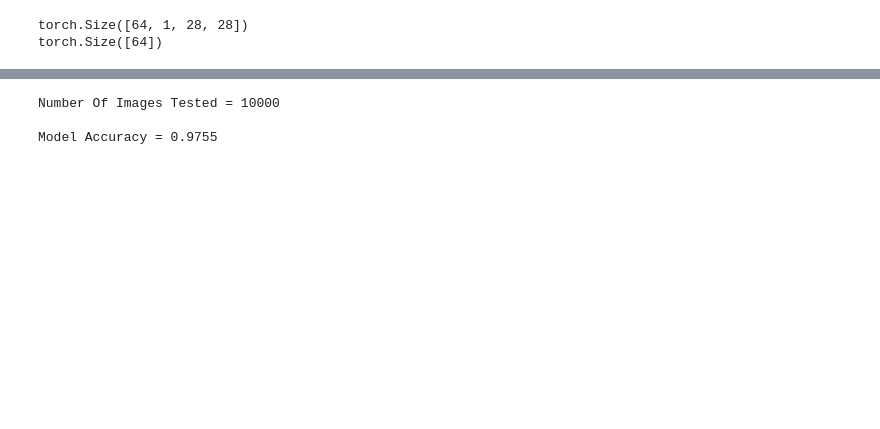
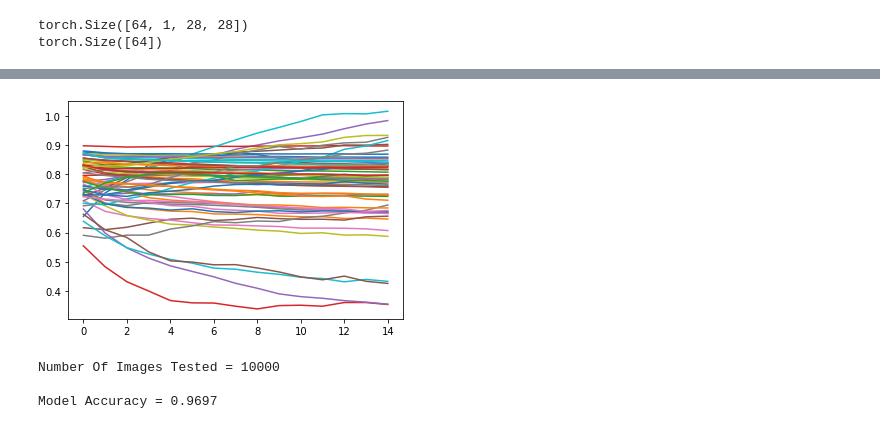
Before and after one commit to BrianWhiteaker/exESN, a Jupyter notebook: leaky_test.ipynb, the cells around one changed output, grey strips where cells are left out. Cells and saved outputs as stored; diff of their text form; code cells hidden in the pictures; blank space fills up the shorter version.

```diff
--- a/leaky_test.ipynb
+++ b/leaky_test.ipynb
@@ -117,10 +143,16 @@ RuntimeError: The size of tensor a (128) must match the size of tensor b (64) at
+# %%
+a1 = np.array(a1_list)
+plt.plot(a1)
+plt.show()
+# %% [output]
+[figure, added]
 # %%
 correct_count, all_count = 0, 0
 for images,labels in valloader:
     for i in range(len(labels)):
         img = images[i].view(1, 784)
-        img = img.cuda()
-        labels = labels.cuda()
+        img = img.cuda(DEV)
+        labels = labels.cuda(DEV)
 
         with torch.no_grad():
             logps = model(img)
@@ -140,4 +172,4 @@ print("\nModel Accuracy =", (correct_count/all_count))
 # %% [output]
 Number Of Images Tested = 10000
 
-Model Accuracy = 0.9755
+Model Accuracy = 0.9697
```
Also changed, not shown: parts of 7 cells of this notebook.
